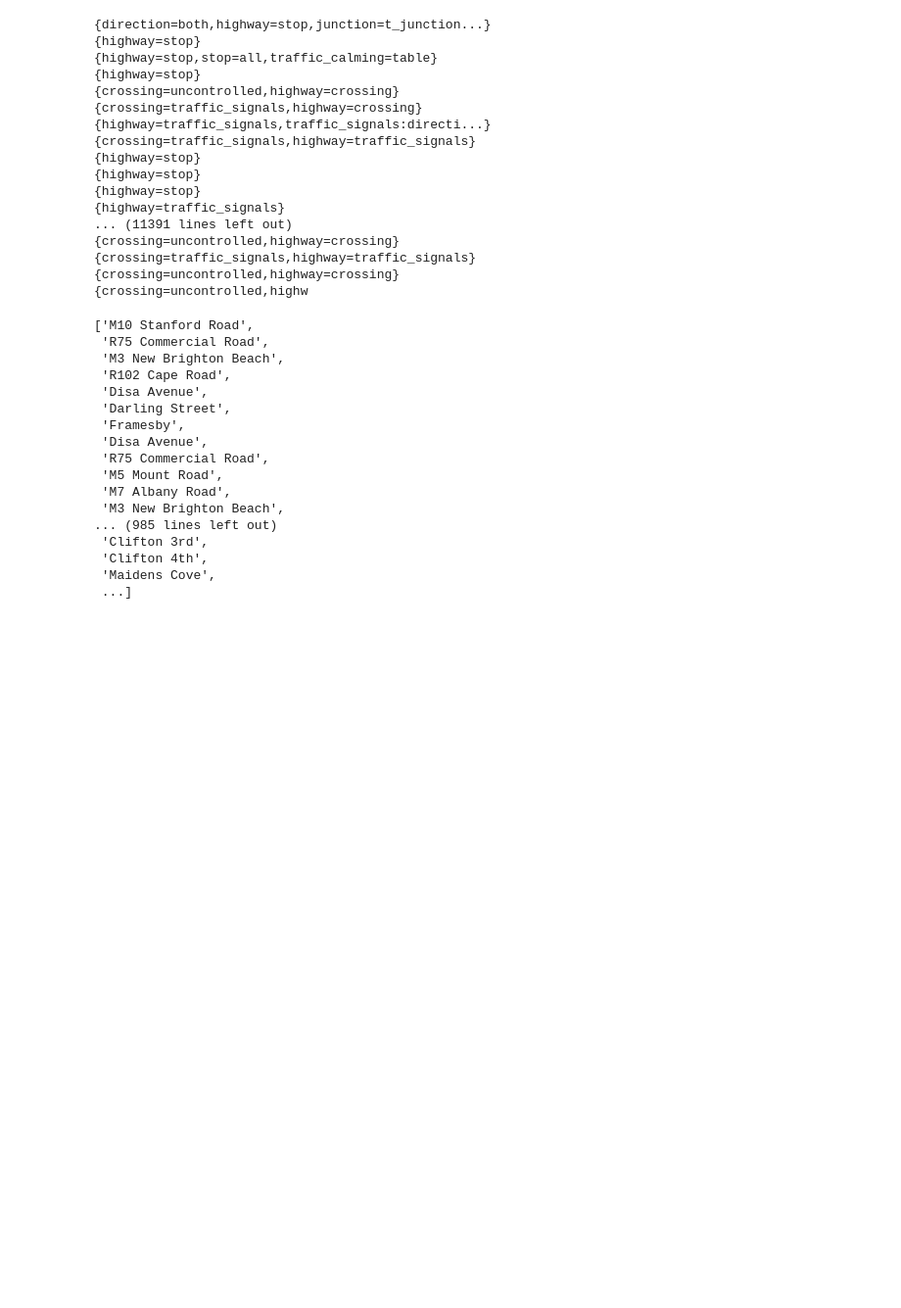
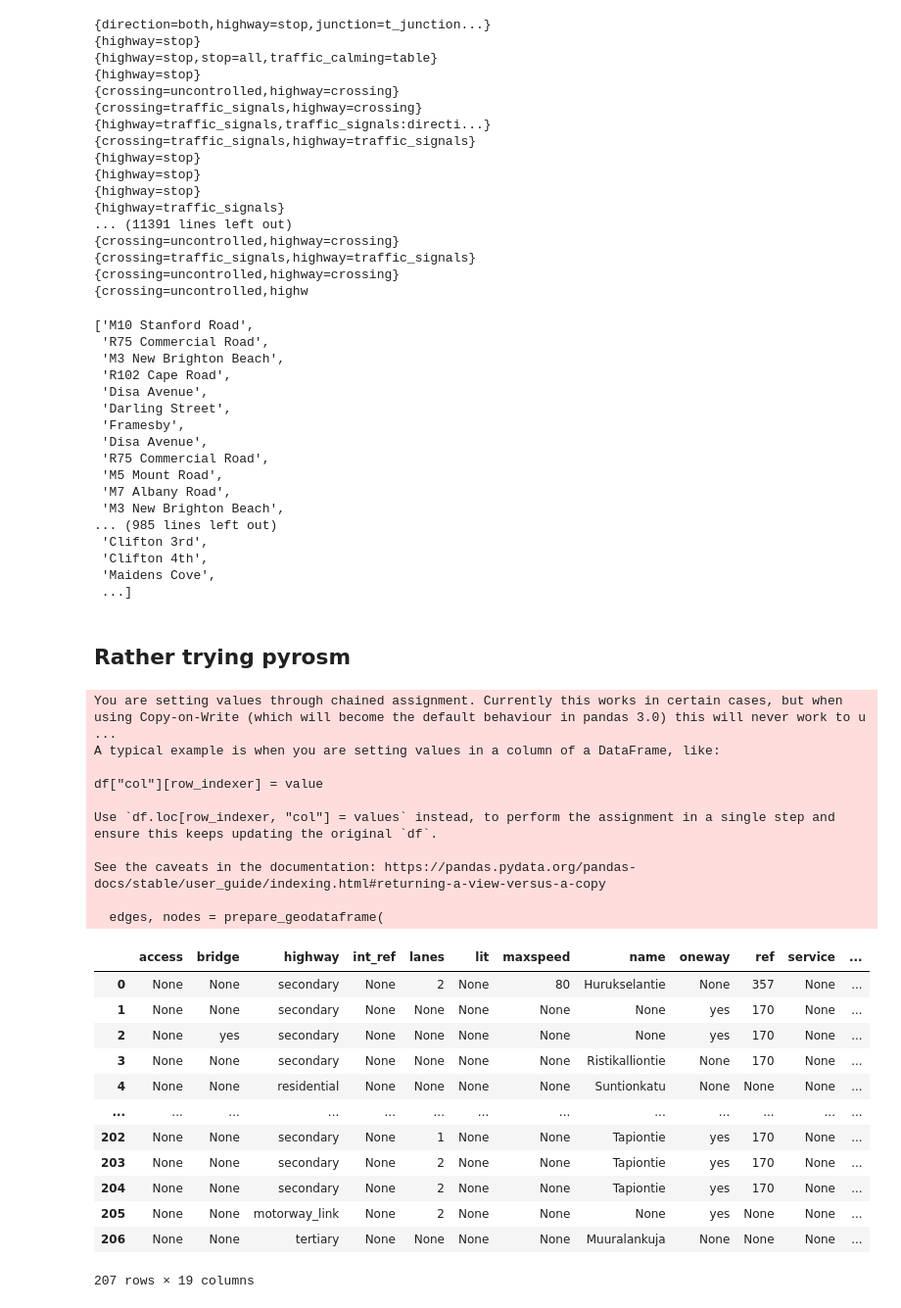
Before and after one commit to Emily-RoseSteyn/south-africa-street-history-mapping, a Jupyter notebook: notebooks/geofabrik-sandbox.ipynb, the cells around one changed output. Shown at 98% size. Drawn from its saved outputs; the diff is of its cells as text; code cells hidden in the pictures; blank space fills up the shorter version.

```diff
--- a/notebooks/geofabrik-sandbox.ipynb
+++ b/notebooks/geofabrik-sandbox.ipynb
@@ -160,3 +160,5 @@ h.streets
  'Clifton 4th',
  'Maidens Cove',
  ...]
+# %% [markdown]
+## Rather trying pyrosm
@@ -162,0 +176,29 @@ h.streets
+# %%
+# Read all drivable roads
+# =======================
+drive_net = osm.get_network(network_type="driving")
+drive_net
+# %% [output]
+You are setting values through chained assignment. Currently this works in certain cases, but when using Copy-on-Write (which will become the default behaviour in pandas 3.0) this will never work to u ...
+A typical example is when you are setting values in a column of a DataFrame, like:
+
+df["col"][row_indexer] = value
+
+Use `df.loc[row_indexer, "col"] = values` instead, to perform the assignment in a single step and ensure this keeps updating the original `df`.
+
+See the caveats in the documentation: https://pandas.pydata.org/pandas-docs/stable/user_guide/indexing.html#returning-a-view-versus-a-copy
+
+  edges, nodes = prepare_geodataframe(
+|  | access | bridge | highway | int_ref | lanes | lit | maxspeed | name | oneway | ref | service | ... |
+| 0 | None | None | secondary | None | 2 | None | 80 | Hurukselantie | None | 357 | None | ... |
+| 1 | None | None | secondary | None | None | None | None | None | yes | 170 | None | ... |
+| 2 | None | yes | secondary | None | None | None | None | None | yes | 170 | None | ... |
+| 3 | None | None | secondary | None | None | None | None | Ristikalliontie | None | 170 | None | ... |
+| 4 | None | None | residential | None | None | None | None | Suntionkatu | None | None | None | ... |
+| ... | ... | ... | ... | ... | ... | ... | ... | ... | ... | ... | ... | ... |
+| 202 | None | None | secondary | None | 1 | None | None | Tapiontie | yes | 170 | None | ... |
+| 203 | None | None | secondary | None | 2 | None | None | Tapiontie | yes | 170 | None | ... |
+| 204 | None | None | secondary | None | 2 | None | None | Tapiontie | yes | 170 | None | ... |
+| 205 | None | None | motorway_link | None | 2 | None | None | None | yes | None | None | ... |
+| 206 | None | None | tertiary | None | None | None | None | Muuralankuja | None | None | None | ... |
+207 rows × 19 columns
```
Also changed, not shown: parts of 11 cells of this notebook, 2 other files.
